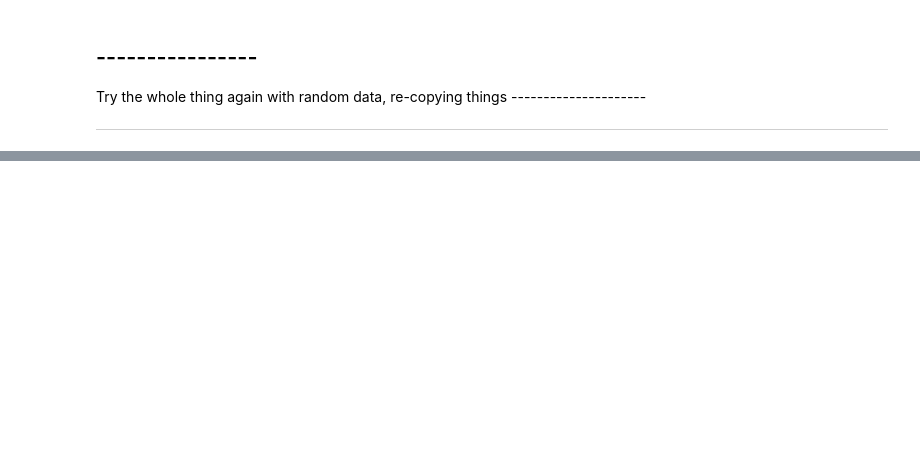
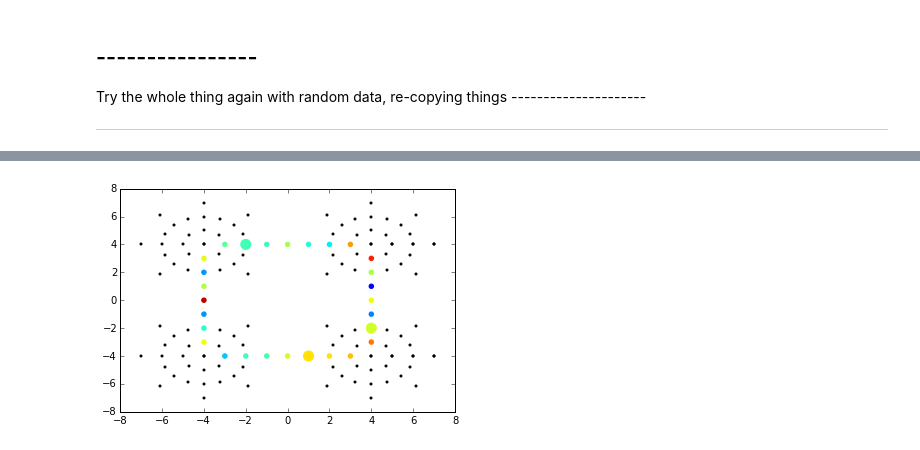
Before and after one commit to halfout/vote2, a Jupyter notebook: cluster_vote.ipynb, the cells around one changed output, grey strips where cells are left out. Saved outputs shown, nothing was run; the diff lists cells and outputs as text; code cells hidden in the pictures; blank space fills up the shorter version.

```diff
--- a/cluster_vote.ipynb
+++ b/cluster_vote.ipynb
@@ -362,0 +480,38 @@ M: [0 2 1 4 5 2 1 4 2 2 4 0 3 0 4 0 4 2 5 5 0 5 1 1 1 1 3 4 3 0 5 2 1 2 3 0 4
+# %%
+
+
+real_candidates = range(n)
+co = itertools.combinations(real_candidates, 3)# combinations of candidates
+sca = []
+cand2 = []
+for sc in co:
+    score = get_score(rate,np.array(sc))
+    sca = sca + [score]
+    cand2 = cand2 + [sc]
+max_value = max(sca)
+max_index = sca.index(max_value)
+best_candidates = cand2[max_index]
+
+
+
+fig = plt.figure()
+ax = fig.add_subplot(1, 1, 1)
+
+
+x= out[:,0]
+y = out[:,1]
+ax.scatter(x, y, color = 'k',s=4)
+
+x= candidates[real_candidates,0]
+y = candidates[real_candidates,1]
+ax.scatter(x, y, color = rgb)
+
+x= candidates[best_candidates,0]
+y = candidates[best_candidates,1]
+ax.scatter(x, y, color = rgb,s=100)
+
+
+
+plt.show()
+# %% [output]
+[figure, added]
```
Also changed, not shown: parts of 27 cells of this notebook.
